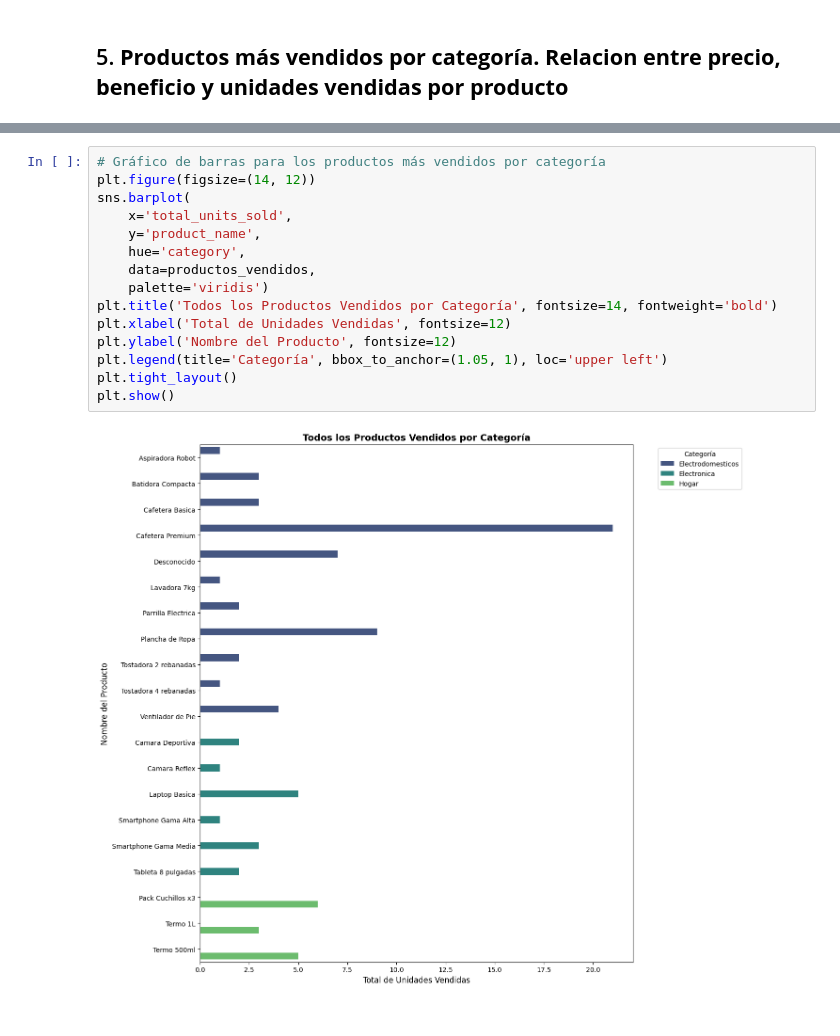
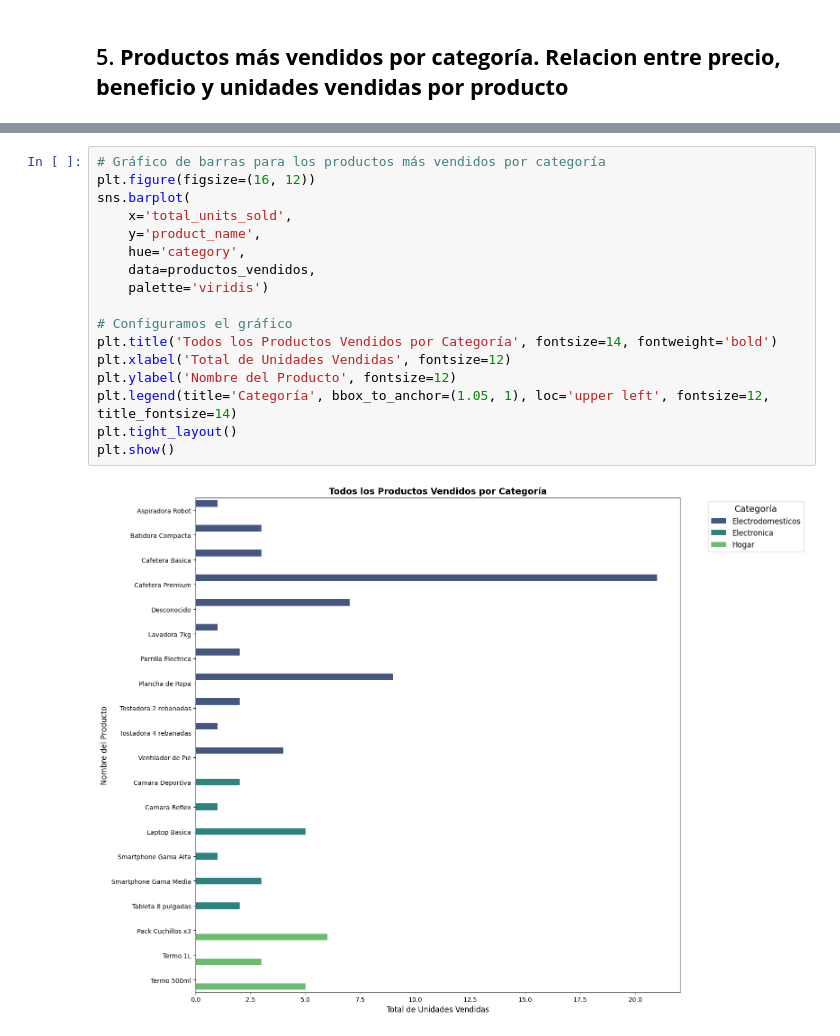
Before and after one commit to StevenNoboa/Prueba-T-cnica-Junior-Data-Scientist, a Jupyter notebook: Notebooks/EDA.ipynb, the cells around one changed output, grey strips where cells are left out. Cells and saved outputs as stored; diff of their text form.

```diff
--- a/Notebooks/EDA.ipynb
+++ b/Notebooks/EDA.ipynb
@@ -453,20 +450,22 @@ productos_vendidos
 # %%
 # Gráfico de barras para los productos más vendidos por categoría
-plt.figure(figsize=(14, 12))
+plt.figure(figsize=(16, 12))
 sns.barplot(
     x='total_units_sold',
     y='product_name',
     hue='category',
     data=productos_vendidos,
     palette='viridis')
+
+# Configuramos el gráfico
 plt.title('Todos los Productos Vendidos por Categoría', fontsize=14, fontweight='bold')
 plt.xlabel('Total de Unidades Vendidas', fontsize=12)
 plt.ylabel('Nombre del Producto', fontsize=12)
-plt.legend(title='Categoría', bbox_to_anchor=(1.05, 1), loc='upper left')
+plt.legend(title='Categoría', bbox_to_anchor=(1.05, 1), loc='upper left', fontsize=12, title_fontsize=14)
 plt.tight_layout()
 plt.show()
 # %% [output]
-[figure, old version]
+[figure, new version]
 # %%
 # Agregamos una columna para el precio de cada producto
 productos_vendidos['product_price'] = productos_vendidos['total_revenue'] / productos_vendidos['total_units_sold']
```
Also changed, not shown: parts of 15 cells of this notebook, 3 other files.
